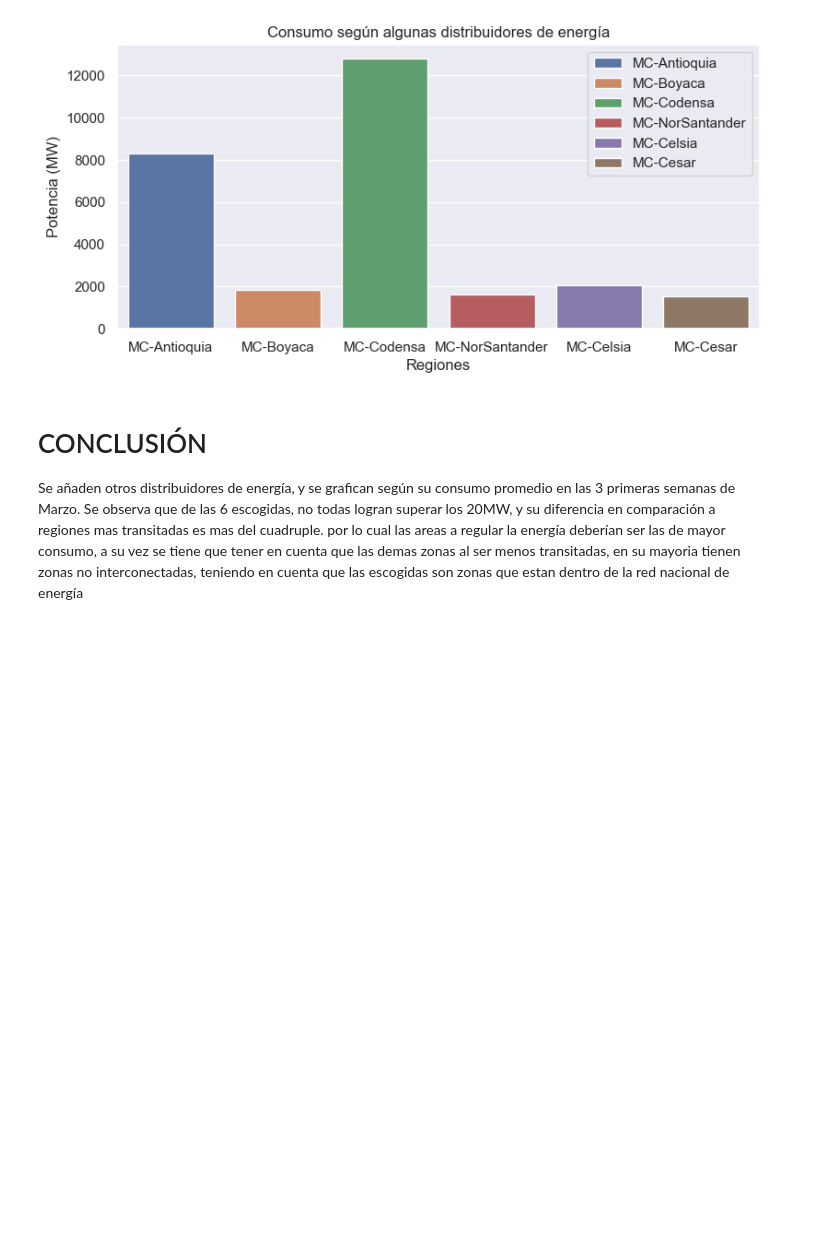
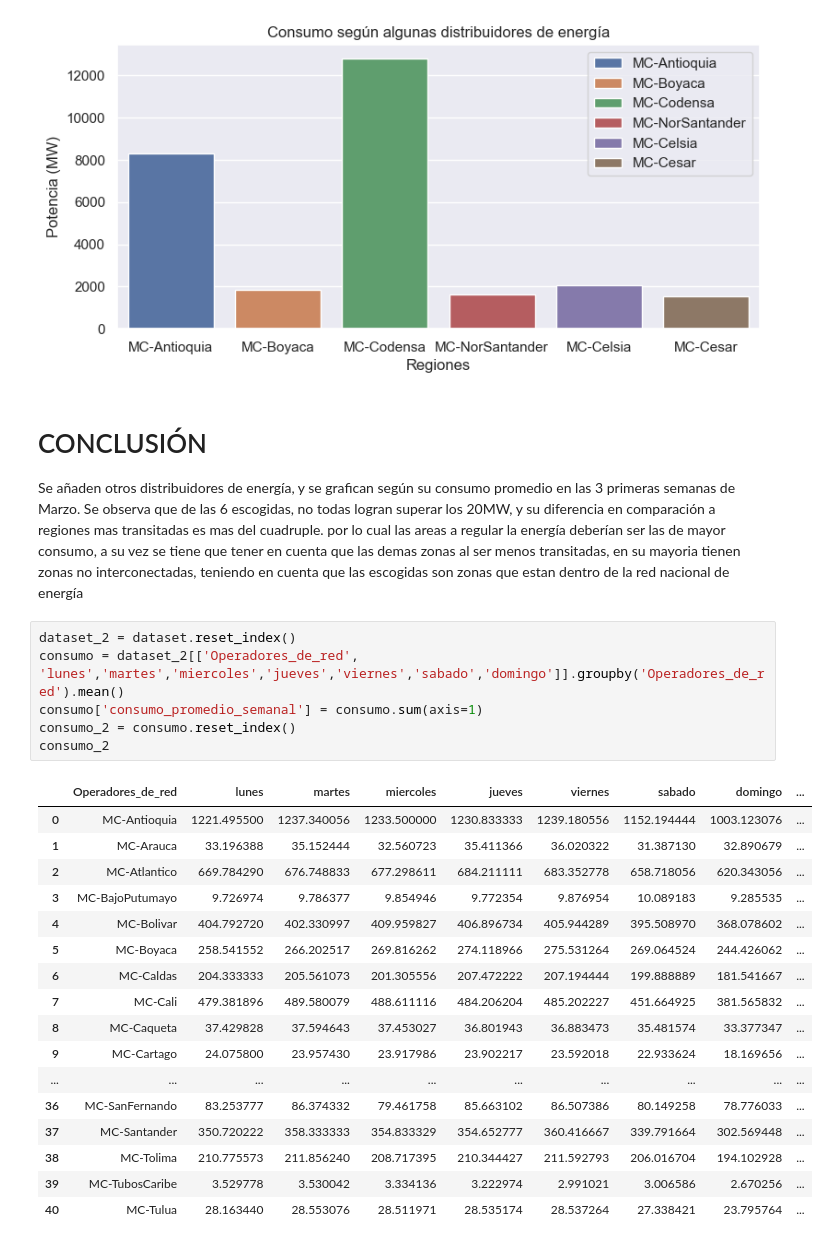
Before and after one commit to JSEB99/bootcamp_DS_BIT, a Jupyter notebook: visualizaciones.ipynb, the cells around one changed output. Saved outputs shown, nothing was run; the diff lists cells and outputs as text; blank space fills up the shorter version.

```diff
--- a/visualizaciones.ipynb
+++ b/visualizaciones.ipynb
@@ -226,3 +242,27 @@ sns.barplot(x=titulos,y=comparacion,hue=titulos,ax=ax6,dodge=False).set(title='C
 # %% [markdown]
 # CONCLUSIÓN
 Se añaden otros distribuidores de energía, y se grafican según su consumo promedio en las 3 primeras semanas de Marzo. Se observa que de las 6 escogidas, no todas logran superar los 20MW, y su diferencia en comparación a regiones mas transitadas es mas del cuadruple. por lo cual las areas a regular la energía deberían ser las de mayor consumo, a su vez se tiene que tener en cuenta que las demas zonas al ser menos transitadas, en su mayoria tienen zonas no interconectadas, teniendo en cuenta que las escogidas son zonas que estan dentro de la red nacional de energía
+# %%
+dataset_2 = dataset.reset_index()
+consumo = dataset_2[['Operadores_de_red', 'lunes','martes','miercoles','jueves','viernes','sabado','domingo']].groupby('Operadores_de_red').mean()
+consumo['consumo_promedio_semanal'] = consumo.sum(axis=1)
+consumo_2 = consumo.reset_index()
+consumo_2
+# %% [output]
+|  | Operadores_de_red | lunes | martes | miercoles | jueves | viernes | sabado | domingo | ... |
+| 0 | MC-Antioquia | 1221.495500 | 1237.340056 | 1233.500000 | 1230.833333 | 1239.180556 | 1152.194444 | 1003.123076 | ... |
+| 1 | MC-Arauca | 33.196388 | 35.152444 | 32.560723 | 35.411366 | 36.020322 | 31.387130 | 32.890679 | ... |
+| 2 | MC-Atlantico | 669.784290 | 676.748833 | 677.298611 | 684.211111 | 683.352778 | 658.718056 | 620.343056 | ... |
+| 3 | MC-BajoPutumayo | 9.726974 | 9.786377 | 9.854946 | 9.772354 | 9.876954 | 10.089183 | 9.285535 | ... |
+| 4 | MC-Bolivar | 404.792720 | 402.330997 | 409.959827 | 406.896734 | 405.944289 | 395.508970 | 368.078602 | ... |
+| 5 | MC-Boyaca | 258.541552 | 266.202517 | 269.816262 | 274.118966 | 275.531264 | 269.064524 | 244.426062 | ... |
+| 6 | MC-Caldas | 204.333333 | 205.561073 | 201.305556 | 207.472222 | 207.194444 | 199.888889 | 181.541667 | ... |
+| 7 | MC-Cali | 479.381896 | 489.580079 | 488.611116 | 484.206204 | 485.202227 | 451.664925 | 381.565832 | ... |
+| 8 | MC-Caqueta | 37.429828 | 37.594643 | 37.453027 | 36.801943 | 36.883473 | 35.481574 | 33.377347 | ... |
+| 9 | MC-Cartago | 24.075800 | 23.957430 | 23.917986 | 23.902217 | 23.592018 | 22.933624 | 18.169656 | ... |
+| ... | ... | ... | ... | ... | ... | ... | ... | ... | ... |
+| 36 | MC-SanFernando | 83.253777 | 86.374332 | 79.461758 | 85.663102 | 86.507386 | 80.149258 | 78.776033 | ... |
+| 37 | MC-Santander | 350.720222 | 358.333333 | 354.833329 | 354.652777 | 360.416667 | 339.791664 | 302.569448 | ... |
+| 38 | MC-Tolima | 210.775573 | 211.856240 | 208.717395 | 210.344427 | 211.592793 | 206.016704 | 194.102928 | ... |
+| 39 | MC-TubosCaribe | 3.529778 | 3.530042 | 3.334136 | 3.222974 | 2.991021 | 3.006586 | 2.670256 | ... |
+| 40 | MC-Tulua | 28.163440 | 28.553076 | 28.511971 | 28.535174 | 28.537264 | 27.338421 | 23.795764 | ... |
```
Also changed, not shown: parts of 4 cells of this notebook.
